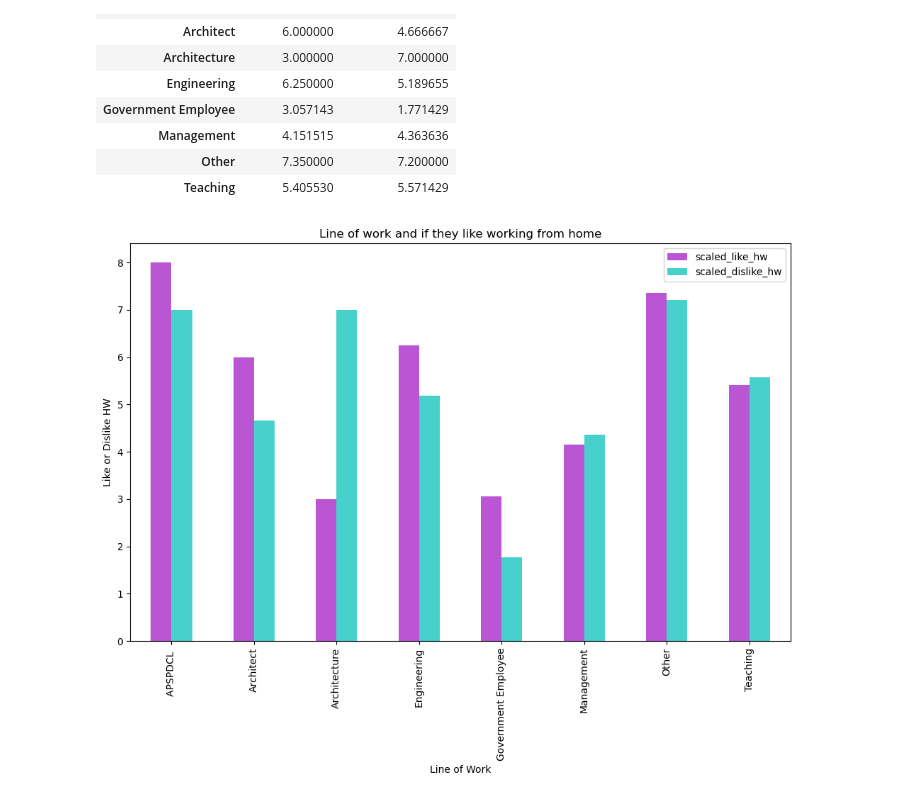
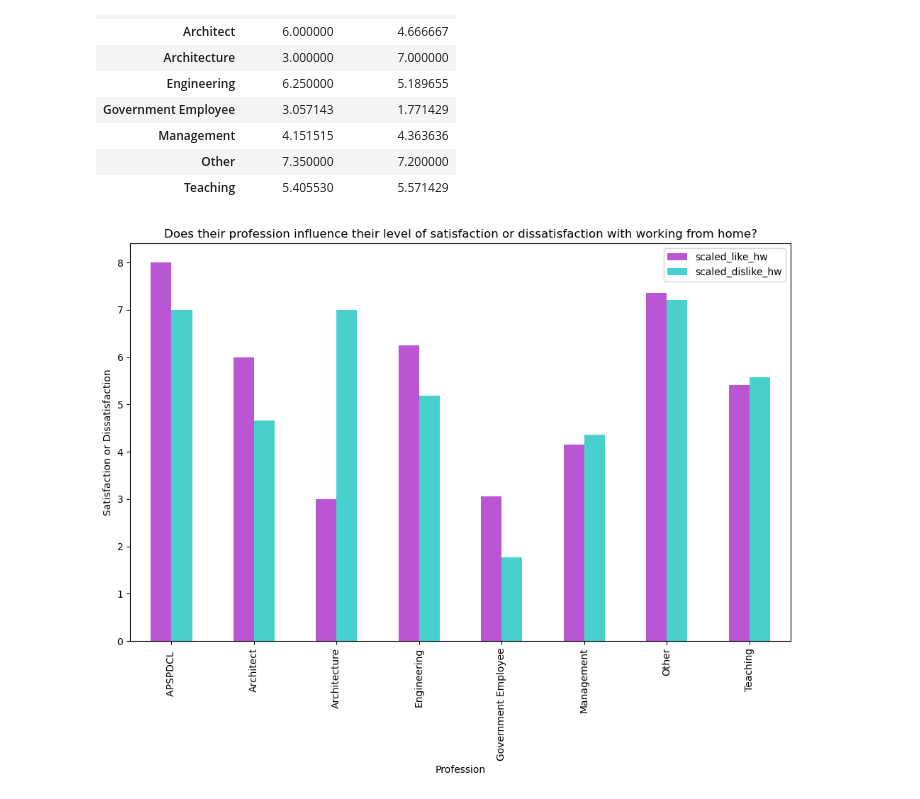
Before and after one commit to AayushiDaliparthi/Project_1_uoft, a Jupyter notebook: MariaQuestion1.ipynb, the cells around one changed output. Saved outputs shown, nothing was run; the diff lists cells and outputs as text; code cells hidden in the pictures.

```diff
--- a/MariaQuestion1.ipynb
+++ b/MariaQuestion1.ipynb
@@ -149,15 +149,15 @@ Line of work and whether or not they like working from home
 # %%
 #Plotting a bar chart using matplotlib to visualize whether or not they like working from home depending on line of work
 #Note this was on a scale of 1-8
 hw_work_data.plot(kind='bar', figsize=(10, 8), color = ['mediumorchid', 'mediumturquoise'])
-plt.xlabel('Line of Work')
-plt.ylabel('Like or Dislike HW')
-plt.title('Line of work and if they like working from home')
+plt.xlabel('Profession')
+plt.ylabel('Satisfaction or Dissatisfaction')
+plt.title('Does their profession influence their level of satisfaction or dissatisfaction with working from home?')
 plt.xticks(rotation= 90)
 plt.tight_layout()
 plt.show()
 # %% [output]
-[figure, old version]
+[figure, new version]
 # %%
 #For a different look, specifically choosing one line of work and seeing the percentage of those workers that like working from home in a pie chart
 
```
Also changed, not shown: parts of 4 cells of this notebook.
